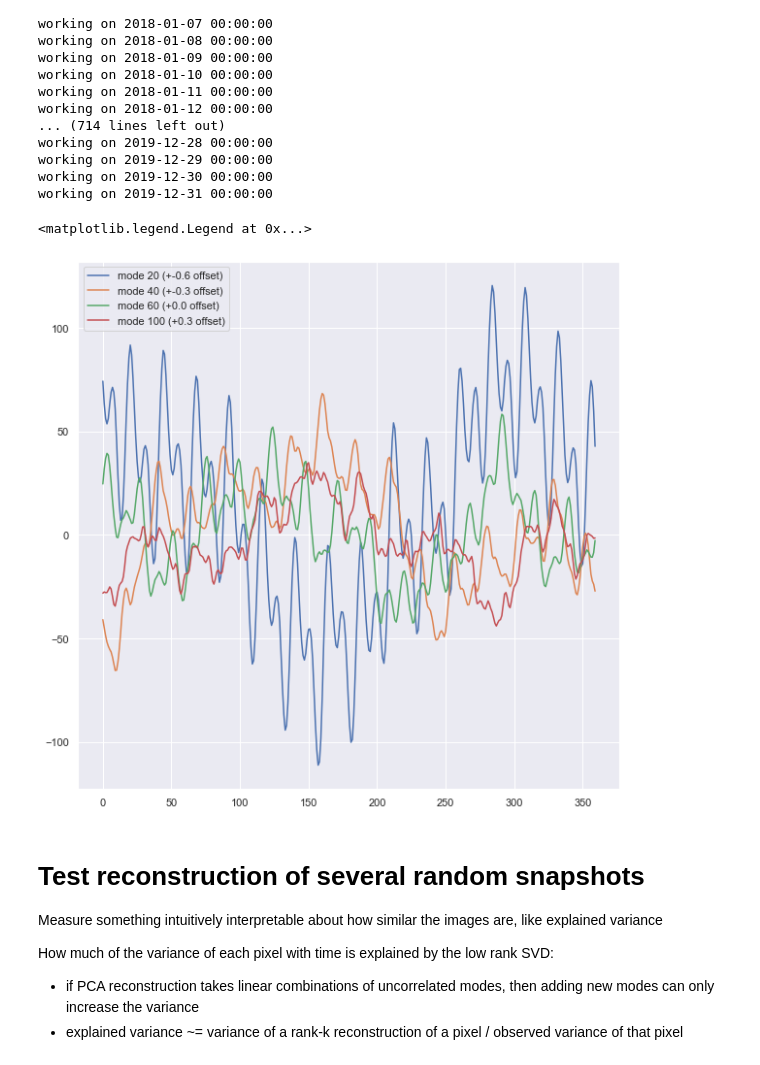
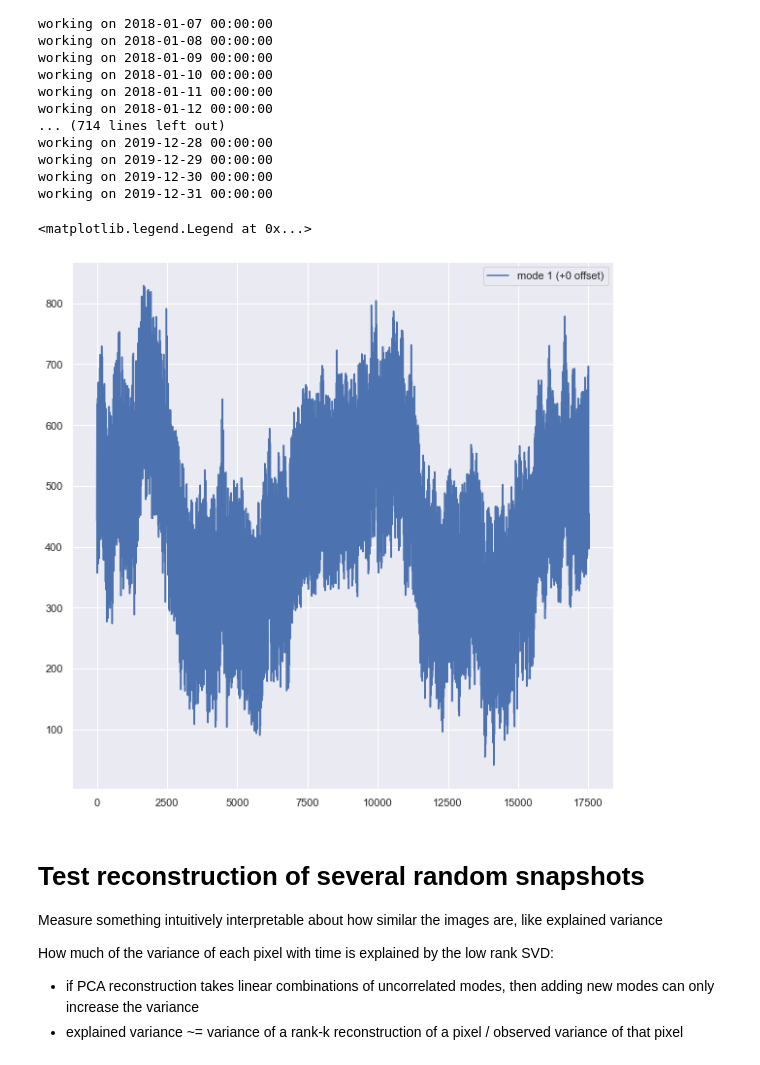
Before and after one commit to AlexTMallen/NASA-GEOS, a Jupyter notebook: ristretto/dimensionality-reduction.ipynb, the cells around one changed output. Saved outputs shown, nothing was run; the diff lists cells and outputs as text; code cells hidden in the pictures.

```diff
--- a/ristretto/dimensionality-reduction.ipynb
+++ b/ristretto/dimensionality-reduction.ipynb
@@ -236 +86,4 @@ U, s, Vt = np.linalg.svd(A, full_matrices=False)
+# %%
+rank = k
+U, s, Vt = np.linalg.svd(mean_subtracted_sketch, full_matrices=False)
 # %%
@@ -237,0 +93,30 @@ np.save("2018-19_spatial_means.npy", spatial_means)
+# %%
+# take data from early 2020
+# for rank in ranks:
+#    project these columns onto U[:, :rank]
+#    reconstruct data by multiplying U by the projection onto U
+#    compute MSE(data, reconstruction)
+
+current_date = dt.datetime(2020, 1, 1)
+end_date = dt.datetime(2020, 3, 15)
+increment = dt.timedelta(days=1)  # each file contains 1 day of data
+T = ((end_date - current_date).days) * 24
+
+MSE = np.zeros(len(ranks))
+
+while current_date < end_date:
+    print("working on", current_date)
+    data = xr.open_dataset(r"D:atmo-chem/data/NO2_" + str(current_date)[:10] + ".nc4")
+    darr = data.to_array()[0, :, 0, :, :].to_numpy()  # remove elev and species dimensions
+
+    flattened = darr.reshape((darr.shape[0], darr.shape[1] * darr.shape[2])).T  # flatten image
+
+    A = np.log(flattened + 1e-30) - spatial_means
+
+    # reconstruct A using each of several ranks
+    for i, r in enumerate(ranks):
+        proj = U[:, :r].T @ A
+        recon = U[:, :r] @ proj  # Ur @ Ur.T != I because the rows of truncated U are not neither orthogonal nor unit magnitude
+        MSE[i] += np.sum((recon - A) ** 2) / (A.shape[0] * T)
+
+    current_date += increment
@@ -264,5 +185,5 @@ np.save(f"2018-19_rank{rank}sigmas.npy", s)
 # %%
-s = np.load(f"2018-19_rank{rank}sigmas.npy")
+s = np.load(f"{name}_rank{rank}sigmas.npy")
 # %%
 U_ims = U.reshape((imshape[0], imshape[1], U.shape[1]))
 
@@ -287,7 +208,7 @@ plt.close("all")
 # %% [markdown]
 ## Project all observations onto U-space
 # %%
-U = np.load(f"D:/atmo-chem/2018-19_rank{rank}U.npy")
+U = np.load(f"D:/atmo-chem/{name}_rank{rank}U.npy")
 
 U.shape
 # %% [output]
@@ -337,14 +258,14 @@ working on 2019-12-31 00:00:00
 # %%
 %matplotlib inline
 plt.figure(figsize=(10, 10))
 
-modes = [20, 40, 60, 100]
-offset = -len(modes) // 2 * 0.3
+modes = [1,]
+offset = 0
 for i in modes:
-    plt.plot(s[i - 1] * V[:24 * 15, i-1] + offset, label=f"mode {i} (+{offset} offset)")
-    offset += 0.3
+    plt.plot(s[i - 1] * V[:, i-1] + offset, label=f"mode {i} (+{offset} offset)")
+    offset += 0
 plt.legend()
 # %% [output]
 <matplotlib.legend.Legend at 0x...>
-[figure, old version]
+[figure, new version]
 # %%
```
Also changed, not shown: parts of 49 cells of this notebook, 3 other files.
